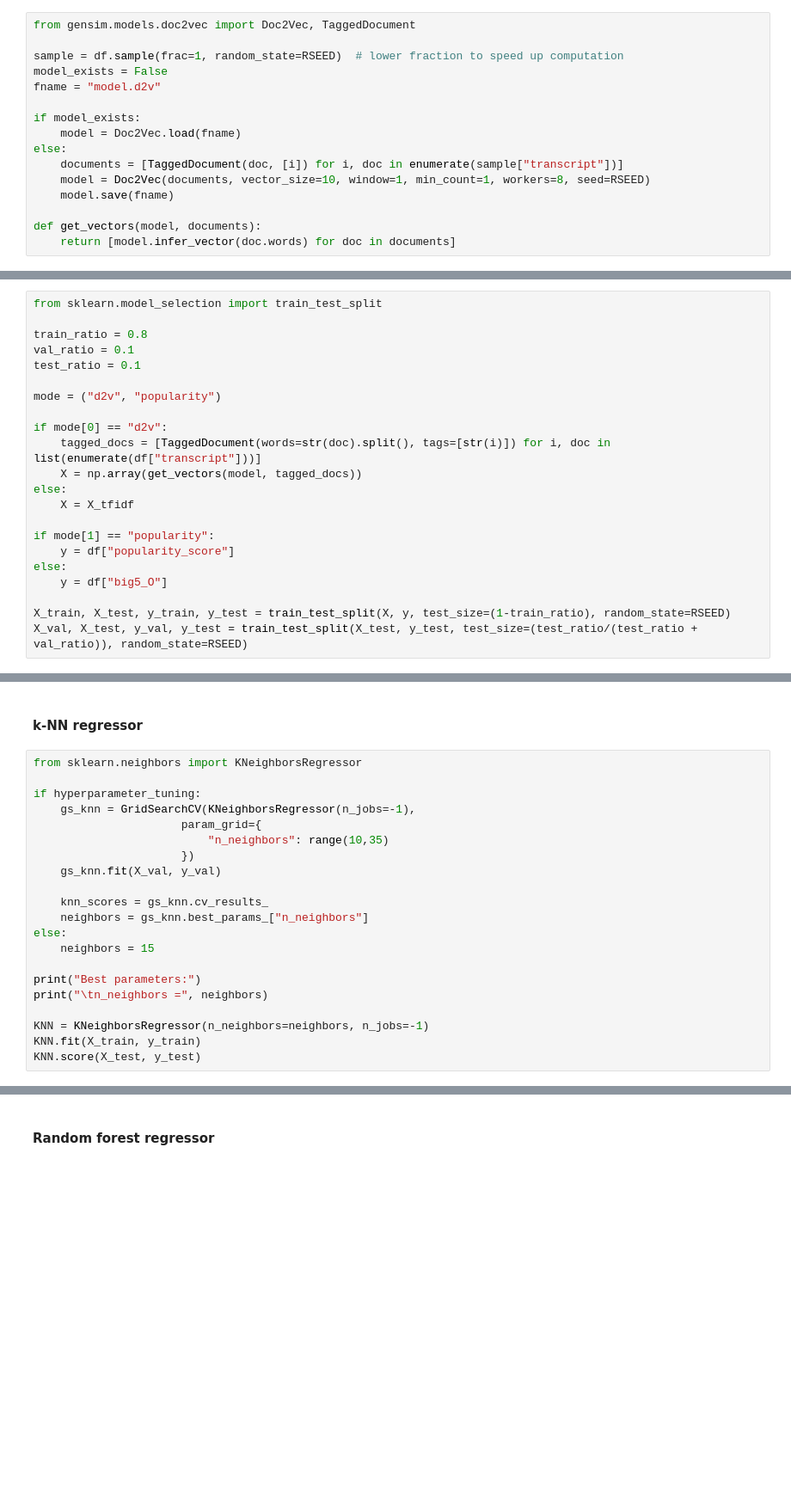
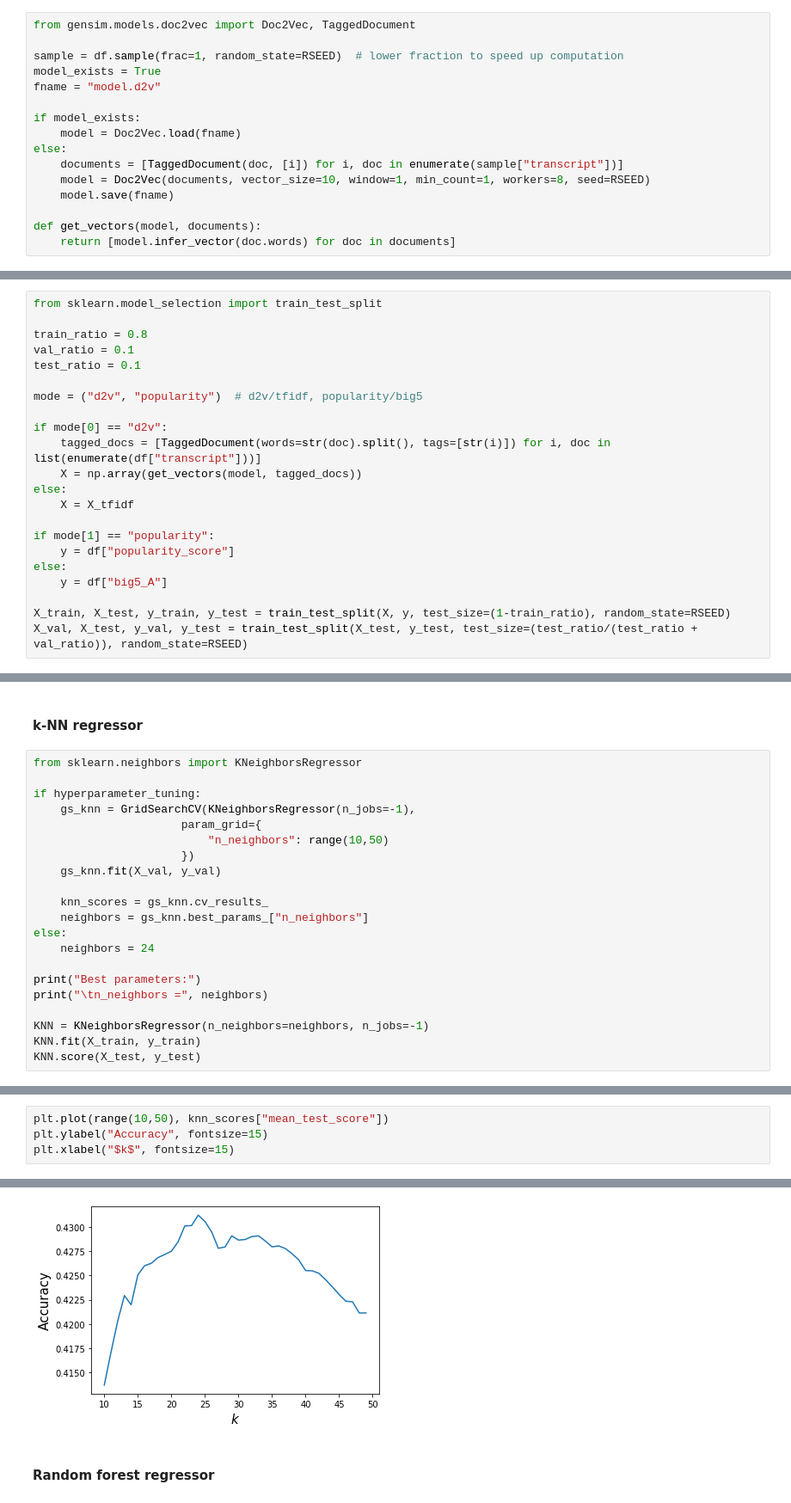
Before and after one commit to spycherf/TEDTalksLeadership, a Jupyter notebook: notebook.ipynb, the cells around one changed output, grey strips where cells are left out. Shown at 86% size. Saved outputs shown, nothing was run; the diff lists cells and outputs as text; blank space fills up the shorter version.

```diff
--- a/notebook.ipynb
+++ b/notebook.ipynb
@@ -344,7 +370,7 @@ X_tfidf
 from gensim.models.doc2vec import Doc2Vec, TaggedDocument
 
 sample = df.sample(frac=1, random_state=RSEED)  # lower fraction to speed up computation
-model_exists = False
+model_exists = True
 fname = "model.d2v"
 
 if model_exists:
@@ -369,7 +402,7 @@ train_ratio = 0.8
 val_ratio = 0.1
 test_ratio = 0.1
 
-mode = ("d2v", "popularity")
+mode = ("d2v", "popularity")  # d2v/tfidf, popularity/big5
 
 if mode[0] == "d2v":
     tagged_docs = [TaggedDocument(words=str(doc).split(), tags=[str(i)]) for i, doc in list(enumerate(df["transcript"]))]
@@ -380,7 +413,7 @@ else:
 if mode[1] == "popularity":
     y = df["popularity_score"]
 else:
-    y = df["big5_O"]
+    y = df["big5_A"]
 
 X_train, X_test, y_train, y_test = train_test_split(X, y, test_size=(1-train_ratio), random_state=RSEED)
 X_val, X_test, y_val, y_test = train_test_split(X_test, y_test, test_size=(test_ratio/(test_ratio + val_ratio)), random_state=RSEED)
@@ -398,14 +431,14 @@ from sklearn.neighbors import KNeighborsRegressor
 if hyperparameter_tuning:
     gs_knn = GridSearchCV(KNeighborsRegressor(n_jobs=-1),
                       param_grid={
-                          "n_neighbors": range(10,35)
+                          "n_neighbors": range(10,50)
                       })
     gs_knn.fit(X_val, y_val)
 
     knn_scores = gs_knn.cv_results_
     neighbors = gs_knn.best_params_["n_neighbors"]
 else:
-    neighbors = 15
+    neighbors = 24
 
 print("Best parameters:")
 print("\tn_neighbors =", neighbors)
@@ -419,0 +453,5 @@ Best parameters:
+# %%
+plt.plot(range(10,50), knn_scores["mean_test_score"])
+plt.ylabel("Accuracy", fontsize=15)
+plt.xlabel("$k$", fontsize=15)
+# %% [output]
@@ -420,3 +459,4 @@ Best parameters:
+[figure, added]
 # %% [markdown]
 #### Random forest regressor
 # %%
```
Also changed, not shown: parts of 12 cells of this notebook, 16 other files.
